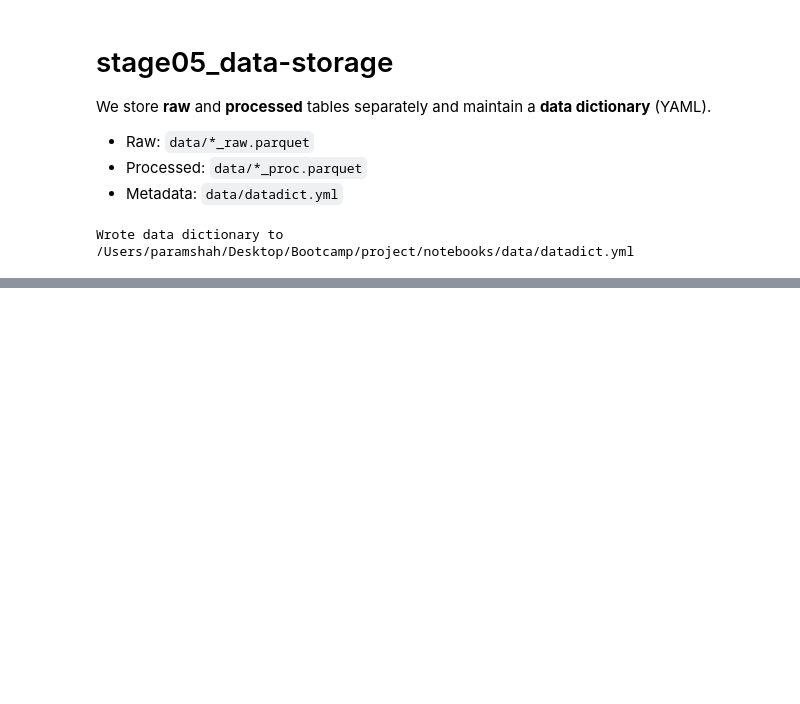
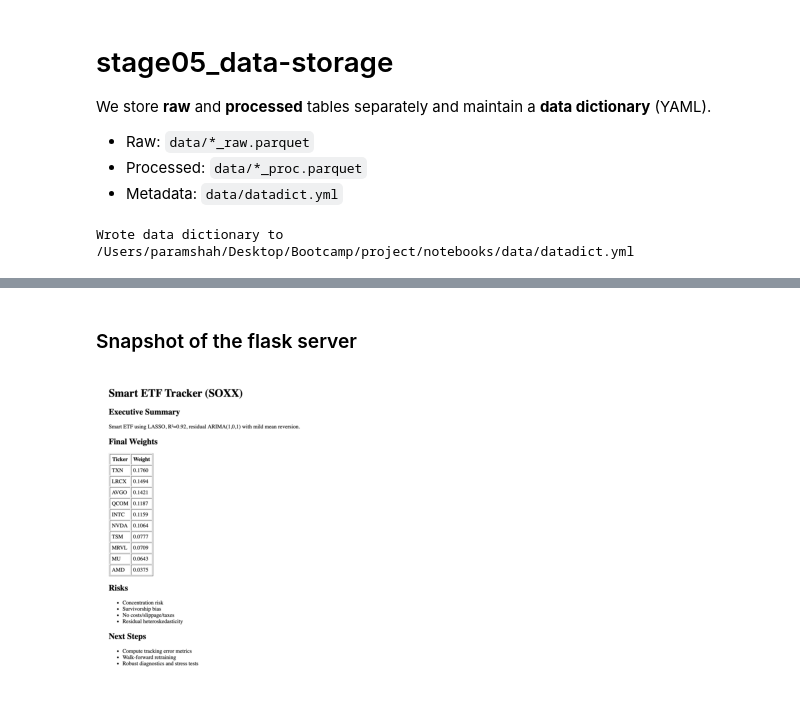
Before and after one commit to param-nyu/bootcamp_param_shah, a Jupyter notebook: project/notebooks/project_master.ipynb, the cells around one changed output, grey strips where cells are left out. Saved outputs shown, nothing was run; the diff lists cells and outputs as text; code cells hidden in the pictures; blank space fills up the shorter version.

Commit message:
committing the remaining homeworks and the project

```diff
--- a/project/notebooks/project_master.ipynb
+++ b/project/notebooks/project_master.ipynb
@@ -250,0 +605,14 @@ Saved processed price & returns tables.
+# %% [markdown]
+### Snapshot of the flask server
+# %%
+
+import matplotlib.image as mpimg
+# displaying the flask server
+image_path = '/Users/paramshah/Desktop/bootcamp/project/data/figures/image.png'
+
+img = mpimg.imread(image_path)
+plt.imshow(img)
+plt.axis('off')
+plt.show()
+# %% [output]
+[figure, added]
```
Also changed, not shown: parts of 24 cells of this notebook, 21 other files.
